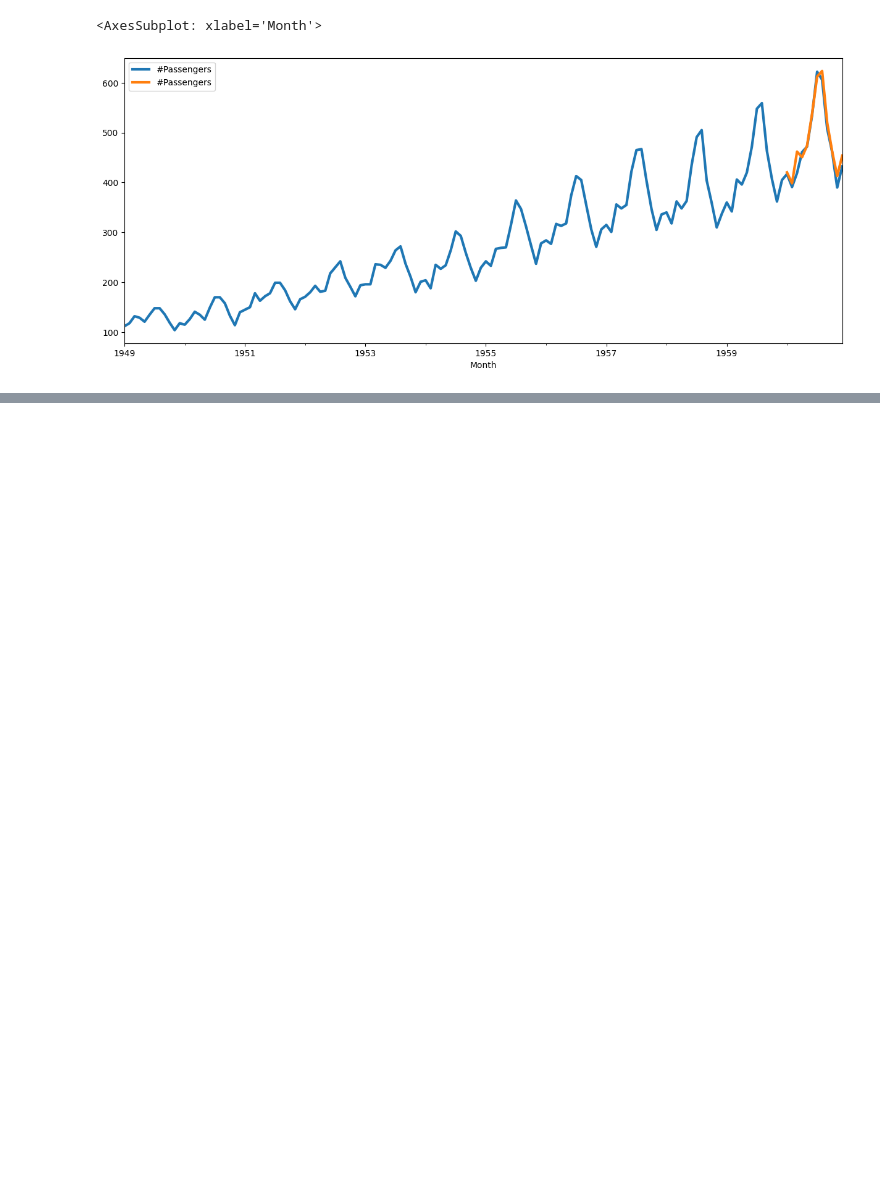
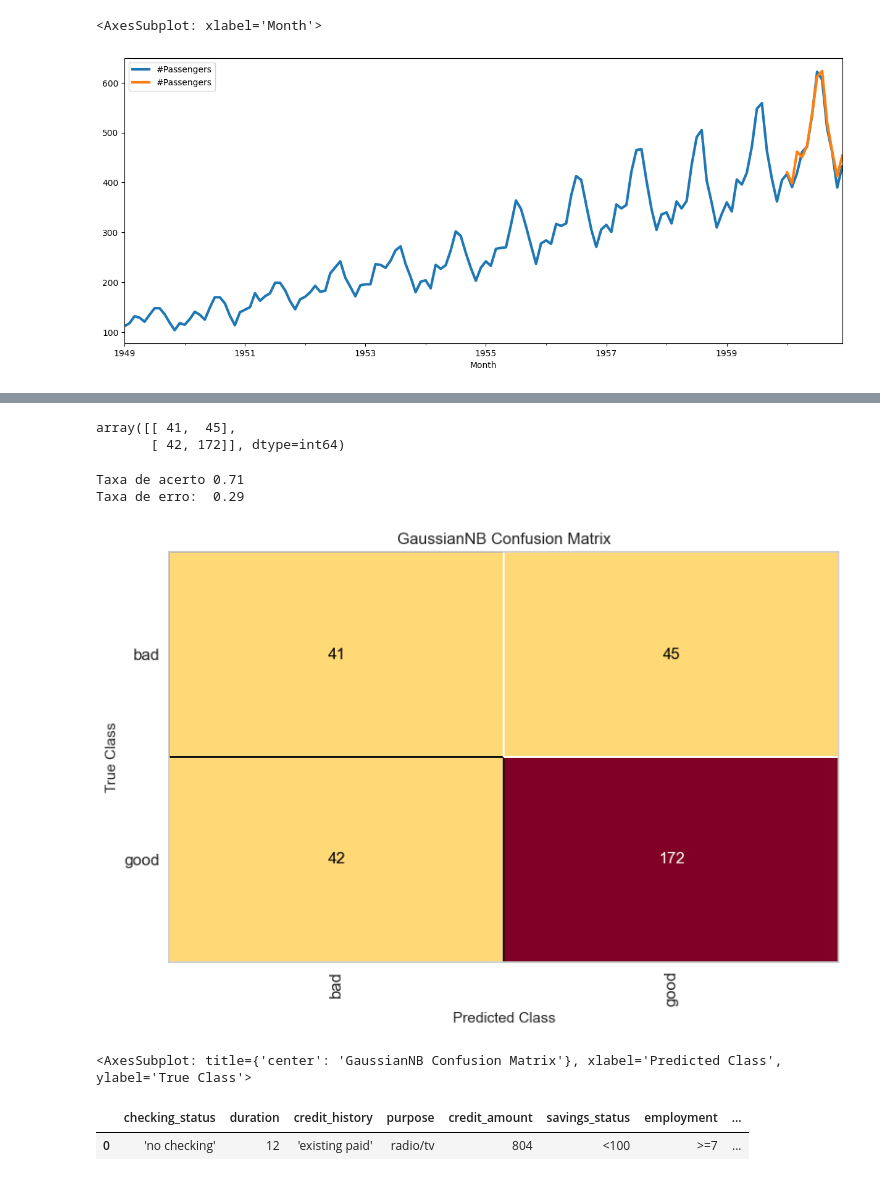
Before and after one commit to VINIA6/Study_Models, a Jupyter notebook: Study_Models.ipynb, the cells around one changed output, grey strips where cells are left out. Drawn from its saved outputs; the diff is of its cells as text; code cells hidden in the pictures; blank space fills up the shorter version.

Commit message:
Estudo: Naive Bayes

```diff
--- a/Study_Models.ipynb
+++ b/Study_Models.ipynb
@@ -638,0 +664,3 @@ pd.concat([base,future_forecast],axis=1).plot(linewidth=3)
+# %%
+previsores = data.iloc[:,0:20].values
+classe = data.iloc[:,20].values
@@ -638,0 +682,8 @@ pd.concat([base,future_forecast],axis=1).plot(linewidth=3)
+# %%
+
+for i in range(0, len(data.columns)-1):
+    if data[data.columns[i]].dtypes == np.int64 or data[data.columns[i]].dtypes == np.float64:
+        print('Valor númerico')
+    else:
+        print('Valor ',data.columns[i],' sendo tranformado')
+        previsores[:,i] = LabelEncoder().fit_transform(previsores[:,i])
@@ -638,0 +723,5 @@ pd.concat([base,future_forecast],axis=1).plot(linewidth=3)
+# %%
+X_train, X_test, y_train, y_test = train_test_split(previsores,classe,test_size=0.3,random_state=0)
+# %%
+NaiveBayes = GaussianNB()
+NaiveBayes.fit(X_train,y_train)
@@ -638,0 +751,28 @@ pd.concat([base,future_forecast],axis=1).plot(linewidth=3)
+# %%
+confusion = confusion_matrix(y_test ,prediction)
+confusion
+# %% [output]
+array([[ 41,  45],
+       [ 42, 172]], dtype=int64)
+# %%
+taxa_acerto = accuracy_score(y_test,prediction)
+print('Taxa de acerto', taxa_acerto)
+print('Taxa de erro: ', round(1 - taxa_acerto,2))
+# %% [output]
+Taxa de acerto 0.71
+Taxa de erro:  0.29
+# %%
+v = ConfusionMatrix(GaussianNB())
+v.fit(X_train,y_train)
+v.fit(X_train,y_train)
+v.score(X_test,y_test)
+v.poof()
+# %% [output]
+[figure, added]
+<AxesSubplot: title={'center': 'GaussianNB Confusion Matrix'}, xlabel='Predicted Class', ylabel='True Class'>
+# %%
+data_new = pd.read_csv('data/NovoCredit.csv')
+data_new.head()
+# %% [output]
+|  | checking_status | duration | credit_history | purpose | credit_amount | savings_status | employment | ... |
+| 0 | 'no checking' | 12 | 'existing paid' | radio/tv | 804 | <100 | >=7 | ... |
```
Also changed, not shown: parts of 15 cells of this notebook.
